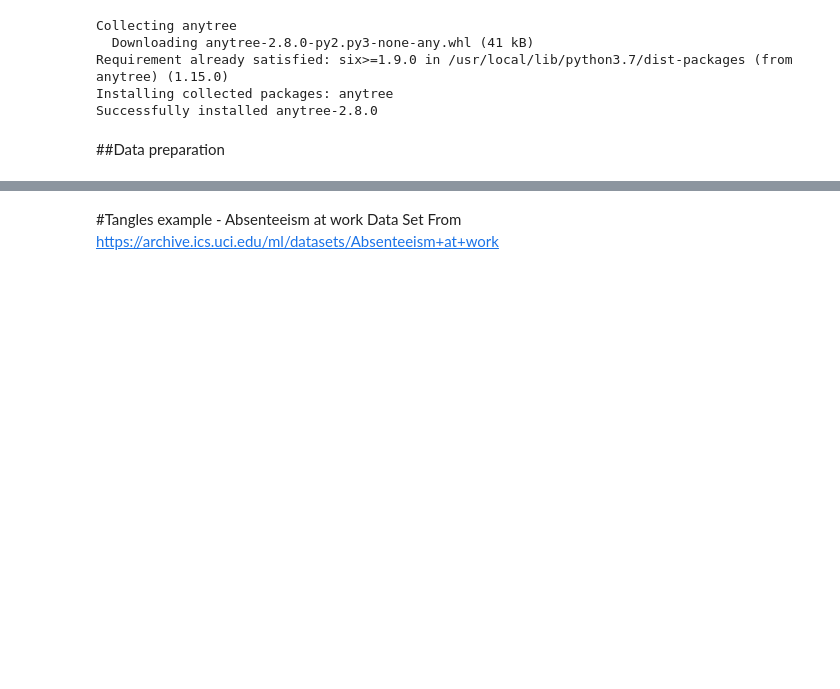
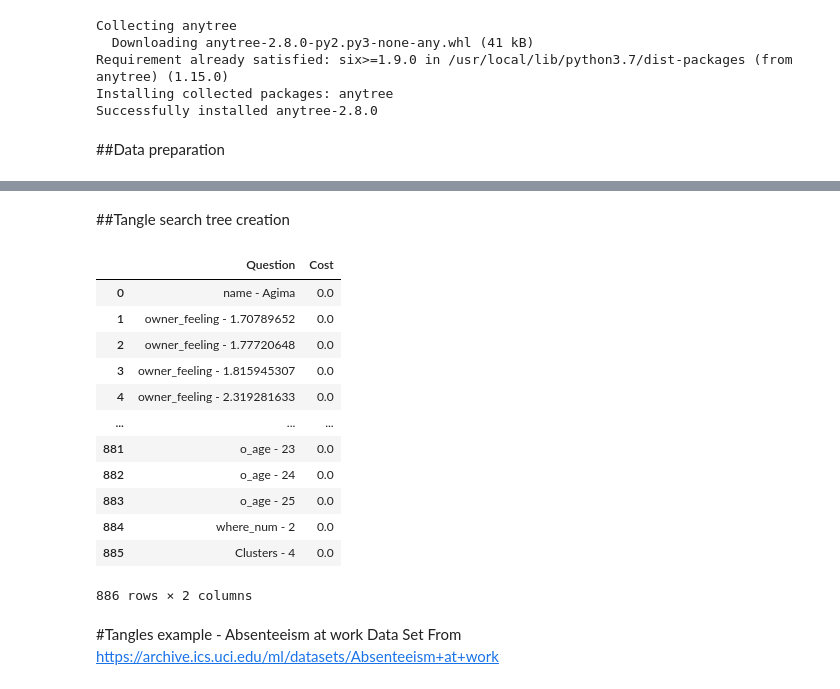
Before and after one commit to zuzannazak/Tangles, a Jupyter notebook: Tangle_playground.ipynb, the cells around one changed output, grey strips where cells are left out. Cells and saved outputs as stored; diff of their text form; code cells hidden in the pictures; blank space fills up the shorter version.

```diff
--- a/Tangle_playground.ipynb
+++ b/Tangle_playground.ipynb
@@ -368,3 +350,54 @@ df_amended_for_tangles
+# %% [markdown]
+##Tangle search tree creation
+# %%
+df = df_amended_for_tangles
+
+questions_with_cost_df = pd.DataFrame(columns=['Question', 'Cost'])
+for columnName in df.iteritems():
+  qA = df.loc[df[str(columnName[0])] == "1"]
+  qB = df.loc[df[str(columnName[0])] == "0"]
+
+  qA = qA.reset_index(drop=True)
+  qB = qB.reset_index(drop=True)
+
+
+  sum_of_similarities = 0
+
+  for i, row in qA.iterrows():
+      for l, row in qB.iterrows():
+        for k in range(df.shape[1]):
+          if qB.iat[l,k] == qA.iat[i,k]:
+            sum_of_similarities = sum_of_similarities +1
+
+
+  number_of_pairs_between_sets = qA.shape[0]*qB.shape[0]
+  if number_of_pairs_between_sets == 0:
+    number_of_pairs_between_sets = 0.0000001
+  normalized_func_cost = sum_of_similarities/number_of_pairs_between_sets
+
+  questions_with_cost_df = pd.concat([questions_with_cost_df, pd.DataFrame({'Question': [str(columnName[0])],
+                    'Cost' : [normalized_func_cost]})], ignore_index = True, axis = 0)
+
+  sum_of_similarities = 0
+
+questions_with_cost_df = questions_with_cost_df[questions_with_cost_df["Question"] != object_identifier_column_name]
+questions_with_cost_df = questions_with_cost_df.sort_values(by=['Cost'])
+questions_with_cost_df = questions_with_cost_df.reset_index(drop=True)
+questions_with_cost_df
+# %% [output]
+|  | Question | Cost |
+| 0 | name - Agima | 0.0 |
+| 1 | owner_feeling - 1.70789652 | 0.0 |
+| 2 | owner_feeling - 1.77720648 | 0.0 |
+| 3 | owner_feeling - 1.815945307 | 0.0 |
+| 4 | owner_feeling - 2.319281633 | 0.0 |
+| ... | ... | ... |
+| 881 | o_age - 23 | 0.0 |
+| 882 | o_age - 24 | 0.0 |
+| 883 | o_age - 25 | 0.0 |
+| 884 | where_num - 2 | 0.0 |
+| 885 | Clusters - 4 | 0.0 |
+886 rows × 2 columns
 # %% [markdown]
 #Tangles example - Absenteeism at work Data Set
 From https://archive.ics.uci.edu/ml/datasets/Absenteeism+at+work
```
Also changed, not shown: parts of 10 cells of this notebook.
